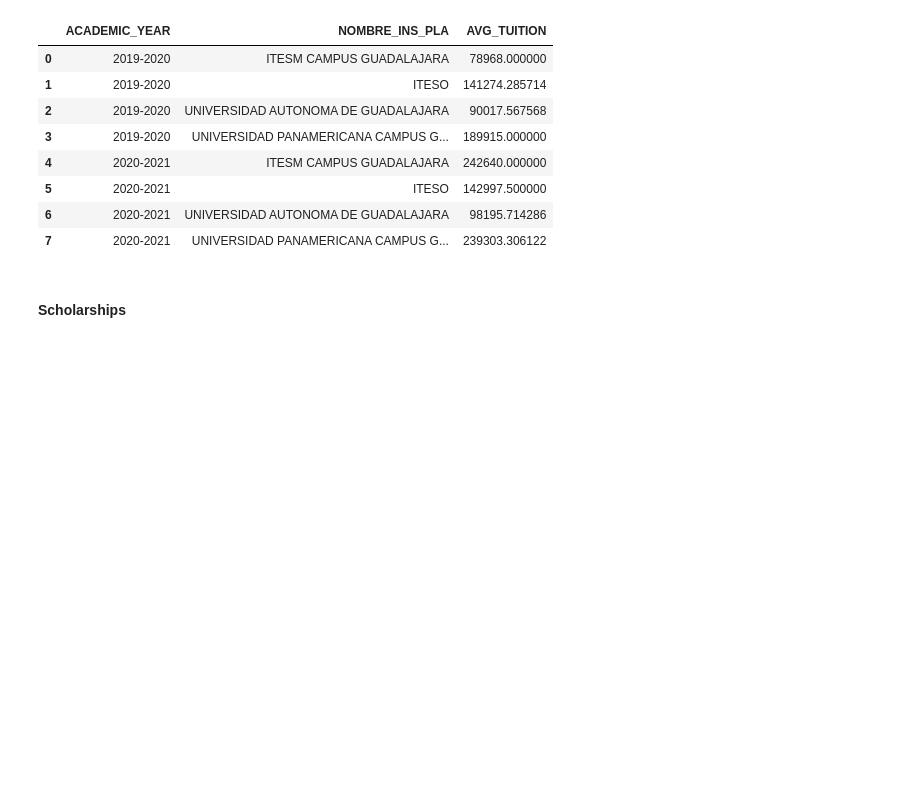
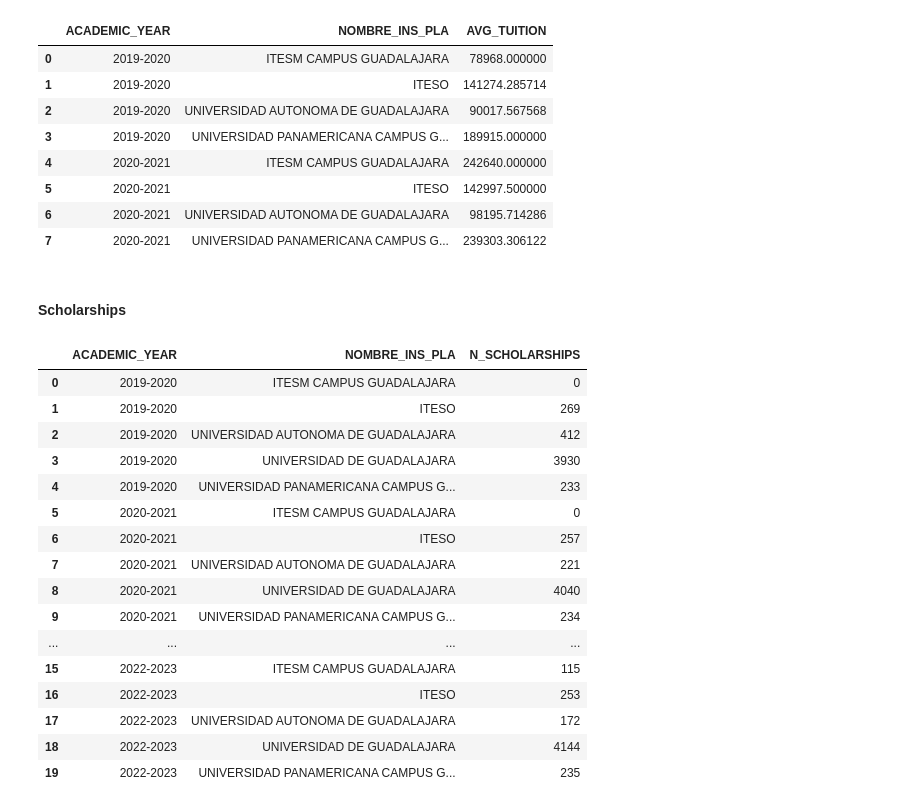
Before and after one commit to lvcruzh/data_challenge_ey, a Jupyter notebook: data_challenge.ipynb, the cells around one changed output. Drawn from its saved outputs; the diff is of its cells as text; code cells hidden in the pictures; blank space fills up the shorter version.

Commit message:
scholarships

```diff
--- a/data_challenge.ipynb
+++ b/data_challenge.ipynb
@@ -851,0 +869,23 @@ grad_cost_by_uni
+# %%
+# Only Graduate
+grad_competitors['N_SCHOLARSHIPS'] = grad_competitors['V248'] + grad_competitors['V249']
+n_scholarships = grad_competitors[['ACADEMIC_YEAR', 'NOMBRE_INS_PLA', 'N_SCHOLARSHIPS']].groupby(['ACADEMIC_YEAR', 'NOMBRE_INS_PLA']).agg({'N_SCHOLARSHIPS': 'sum'}).reset_index()
+n_scholarships
+# %% [output]
+|  | ACADEMIC_YEAR | NOMBRE_INS_PLA | N_SCHOLARSHIPS |
+| 0 | 2019-2020 | ITESM CAMPUS GUADALAJARA | 0 |
+| 1 | 2019-2020 | ITESO | 269 |
+| 2 | 2019-2020 | UNIVERSIDAD AUTONOMA DE GUADALAJARA | 412 |
+| 3 | 2019-2020 | UNIVERSIDAD DE GUADALAJARA | 3930 |
+| 4 | 2019-2020 | UNIVERSIDAD PANAMERICANA CAMPUS G... | 233 |
+| 5 | 2020-2021 | ITESM CAMPUS GUADALAJARA | 0 |
+| 6 | 2020-2021 | ITESO | 257 |
+| 7 | 2020-2021 | UNIVERSIDAD AUTONOMA DE GUADALAJARA | 221 |
+| 8 | 2020-2021 | UNIVERSIDAD DE GUADALAJARA | 4040 |
+| 9 | 2020-2021 | UNIVERSIDAD PANAMERICANA CAMPUS G... | 234 |
+| ... | ... | ... | ... |
+| 15 | 2022-2023 | ITESM CAMPUS GUADALAJARA | 115 |
+| 16 | 2022-2023 | ITESO | 253 |
+| 17 | 2022-2023 | UNIVERSIDAD AUTONOMA DE GUADALAJARA | 172 |
+| 18 | 2022-2023 | UNIVERSIDAD DE GUADALAJARA | 4144 |
+| 19 | 2022-2023 | UNIVERSIDAD PANAMERICANA CAMPUS G... | 235 |
```
Also changed, not shown: parts of 14 cells of this notebook.
